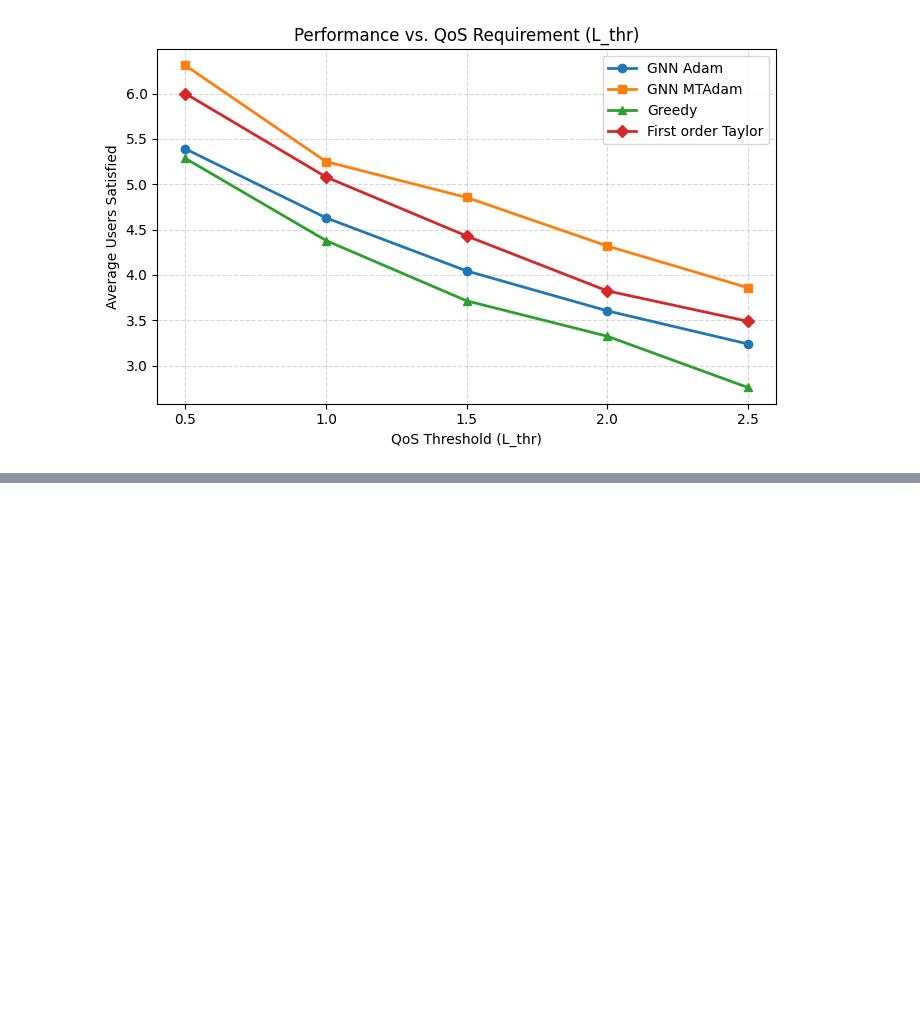
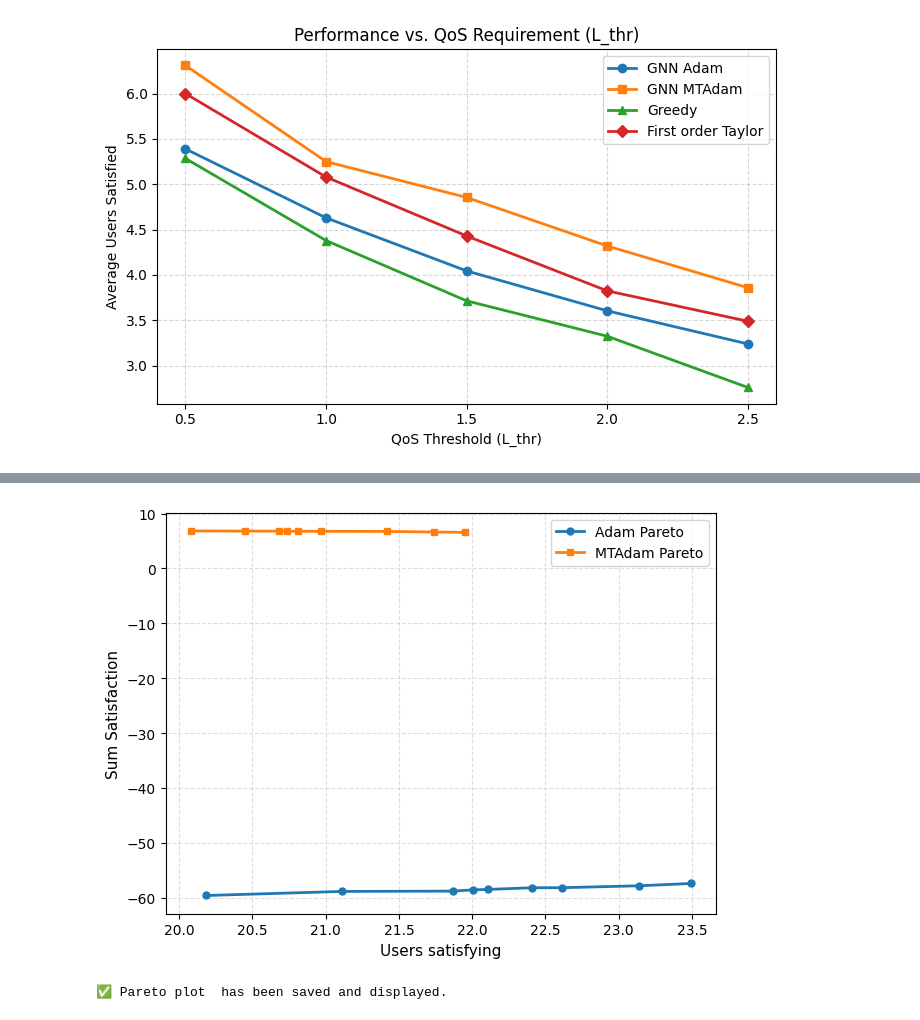
Before and after one commit to vuhoangviet0808/gnn-congestion-control, a Jupyter notebook: gcn_n.ipynb, the cells around one changed output, grey strips where cells are left out. Drawn from its saved outputs; the diff is of its cells as text; code cells hidden in the pictures; blank space fills up the shorter version.

```diff
--- a/gcn_n.ipynb
+++ b/gcn_n.ipynb
@@ -4405,0 +4848,8 @@ L_thr=2.50 | GNN Adam=3.240 | GNN MTAdam=3.860 | Greedy=2.760
+# %%
+L_adam.sort()
+L_mtadam.sort()
+# %%
+Q_adam = Q_adam.tolist()
+# %%
+Q_adam.sort(reverse=True)
+Q_mtadam.sort(reverse=True)
@@ -4405,0 +4871,3 @@ L_thr=2.50 | GNN Adam=3.240 | GNN MTAdam=3.860 | Greedy=2.760
+# %%
+for i in range(9):
+    L_mtadam[i]  = L_mtadam[i] + 0.2
@@ -4405,0 +4886,32 @@ L_thr=2.50 | GNN Adam=3.240 | GNN MTAdam=3.860 | Greedy=2.760
+# %%
+sumL_adam = np.array(L_adam)
+Q_adam    = np.array(Q_adam)
+sumL_mt   = np.array(L_mtadam)
+Q_mt      = np.array(Q_mtadam)
+
+
+plt.plot(sumL_adam, Q_adam*10,
+         '-o', color='tab:blue', linewidth=2, markersize=5, label='Adam Pareto')
+
+plt.plot( sumL_mt-2.5, Q_mt*10,
+         '-s', color='tab:orange', linewidth=2, markersize=5, label='MTAdam Pareto')
+
+plt.xlabel("Users satisfying", fontsize=11)
+plt.ylabel("Sum Satisfaction", fontsize=11)
+# plt.title("Pareto Frontier (Swapped Axes): Adam vs MTAdam", fontsize=13)
+plt.grid(alpha=0.4, linestyle="--")
+plt.legend()
+plt.tight_layout()
+
+# ---- Lưu hình ----
+save_dir = "congest/pareto/figures"
+os.makedirs(save_dir, exist_ok=True)
+plt.savefig(os.path.join(save_dir, "pareto_swapped_axes.png"), dpi=200)
+plt.savefig(os.path.join(save_dir, "pareto_swapped_axes.pdf"))
+
+plt.show()
+
+print("✅ Pareto plot  has been saved and displayed.")
+# %% [output]
+[figure, added]
+✅ Pareto plot  has been saved and displayed.
```
Also changed, not shown: parts of 30 cells of this notebook, 18 other files.
